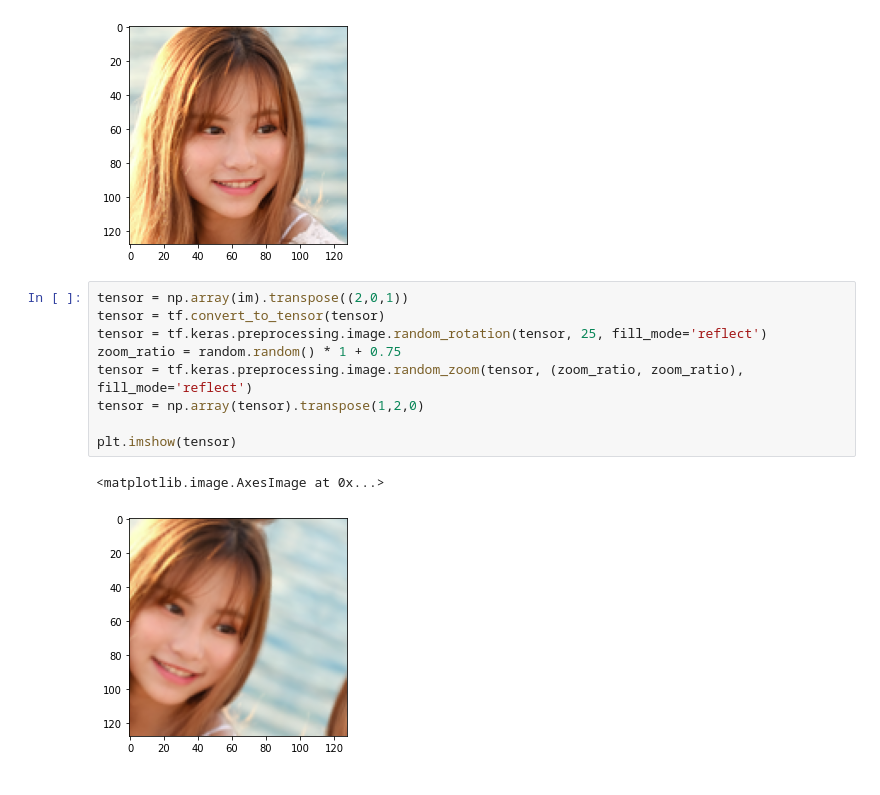
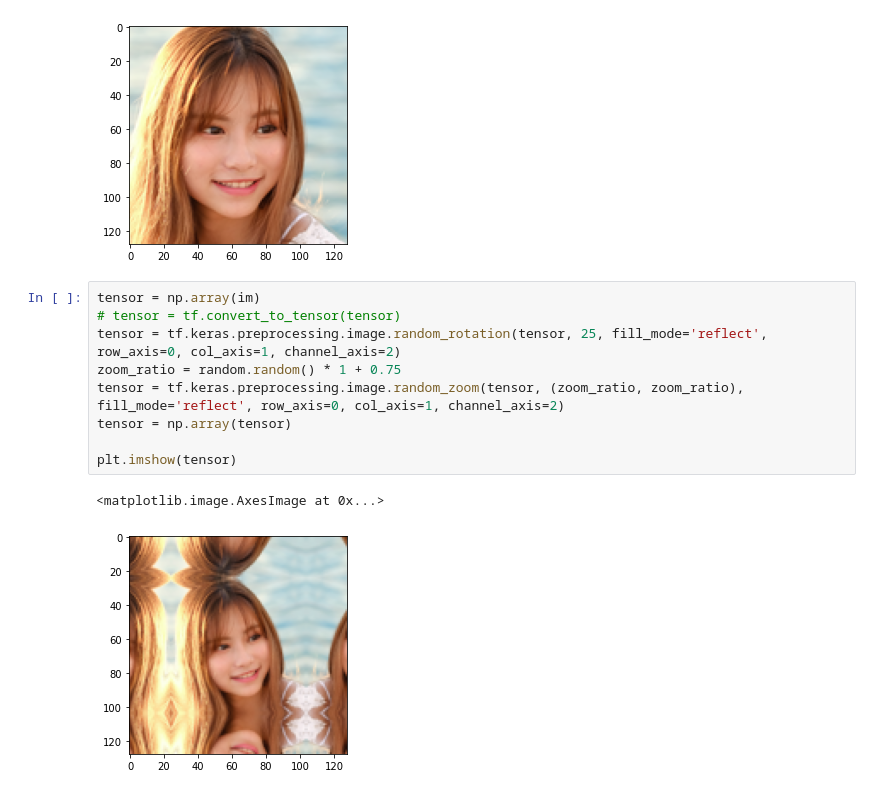
Before and after one commit to pnyompen/CUT_tf, a Jupyter notebook: notebooks/image_preprocess_test.ipynb, the cells around one changed output. Saved outputs shown, nothing was run; the diff lists cells and outputs as text.

```diff
--- a/notebooks/image_preprocess_test.ipynb
+++ b/notebooks/image_preprocess_test.ipynb
@@ -16,14 +16,14 @@ plt.imshow(im)
 <matplotlib.image.AxesImage at 0x...>
 [figure]
 # %%
-tensor = np.array(im).transpose((2,0,1))
-tensor = tf.convert_to_tensor(tensor)
-tensor = tf.keras.preprocessing.image.random_rotation(tensor, 25, fill_mode='reflect')
+tensor = np.array(im)
+# tensor = tf.convert_to_tensor(tensor)
+tensor = tf.keras.preprocessing.image.random_rotation(tensor, 25, fill_mode='reflect', row_axis=0, col_axis=1, channel_axis=2)
 zoom_ratio = random.random() * 1 + 0.75
-tensor = tf.keras.preprocessing.image.random_zoom(tensor, (zoom_ratio, zoom_ratio), fill_mode='reflect')
-tensor = np.array(tensor).transpose(1,2,0)
+tensor = tf.keras.preprocessing.image.random_zoom(tensor, (zoom_ratio, zoom_ratio), fill_mode='reflect', row_axis=0, col_axis=1, channel_axis=2)
+tensor = np.array(tensor)
 
 plt.imshow(tensor)
 # %% [output]
 <matplotlib.image.AxesImage at 0x...>
-[figure, old version]
+[figure, new version]
```
Also changed, not shown: 1 other file.
